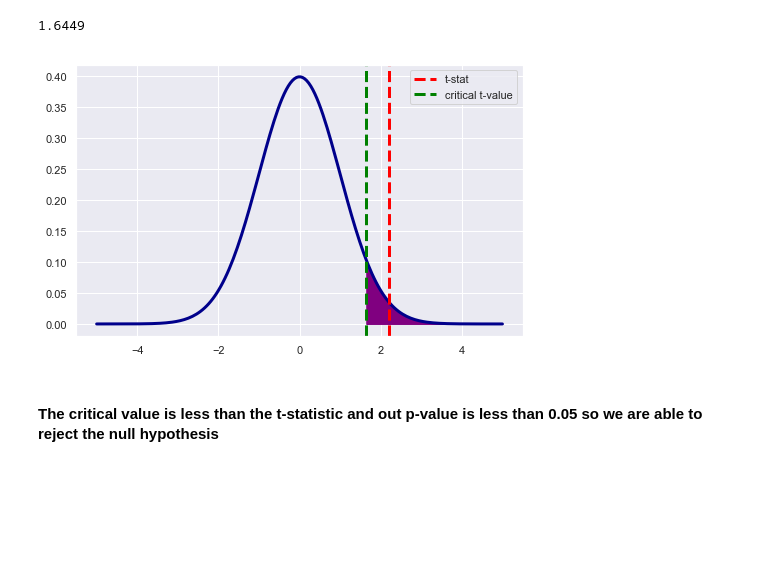
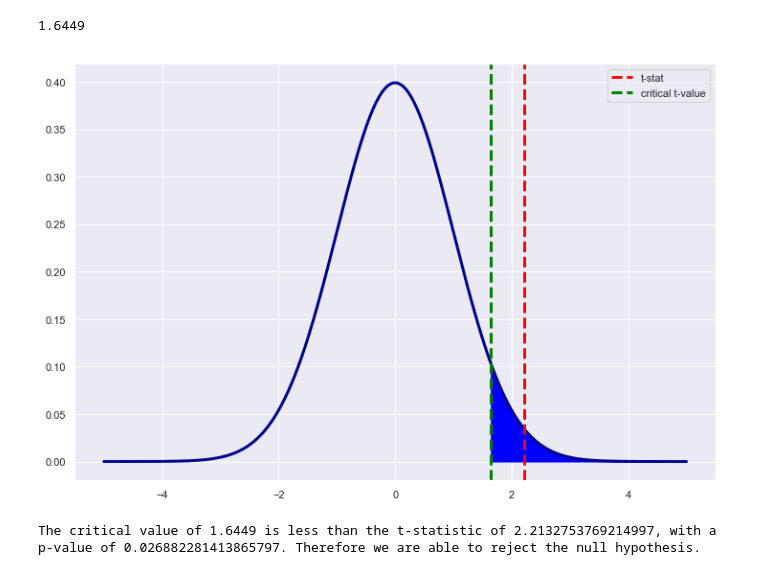
Before and after one commit to robblatt/Restaurant-Hypothesis-Testing, a Jupyter notebook: weather_day_of_week.ipynb, the cells around one changed output. Drawn from its saved outputs; the diff is of its cells as text; code cells hidden in the pictures; blank space fills up the shorter version.

```diff
--- a/weather_day_of_week.ipynb
+++ b/weather_day_of_week.ipynb
@@ -149,22 +153,24 @@ t_critical_week
 # %%
 xs = np.linspace(-5, 5, 200)
 ys = stats.t.pdf(xs, deg_week, 0, 1)
 
-fig = plt.figure(figsize=(8,5))
+fig = plt.figure(figsize=(12,8))
 
 ax = fig.gca()
 
 ax.plot(xs, ys, linewidth=3, color='darkblue')
 
 ax.axvline(t_stat_week, color='red', linestyle='--', lw=3,label='t-stat')
 
 ax.axvline(t_critical_week,color='green',linestyle='--',lw=3,label='critical t-value')
 
-ax.fill_betweenx(ys,xs,t_critical_week,where = xs > t_critical_week, color = 'purple')
+ax.fill_betweenx(ys,xs,t_critical_week,where = xs > t_critical_week, color = 'blue')
 
 ax.legend()
 plt.show()
 # %% [output]
-[figure, old version]
+[figure, new version]
-# %% [markdown]
-#### The critical value is less than the t-statistic and out p-value is less than 0.05 so we are able to reject the null hypothesis
+# %%
+print("The critical value of {} is less than the t-statistic of {}, with a p-value of {}. Therefore we are able to reject the null hypothesis.".format(t_critical_week, t_stat_week, p_value_week ))
+# %% [output]
+The critical value of 1.6449 is less than the t-statistic of 2.2132753769214997, with a p-value of 0.026882281413865797. Therefore we are able to reject the null hypothesis.
```
Also changed, not shown: parts of 3 cells of this notebook, 4 other files.
